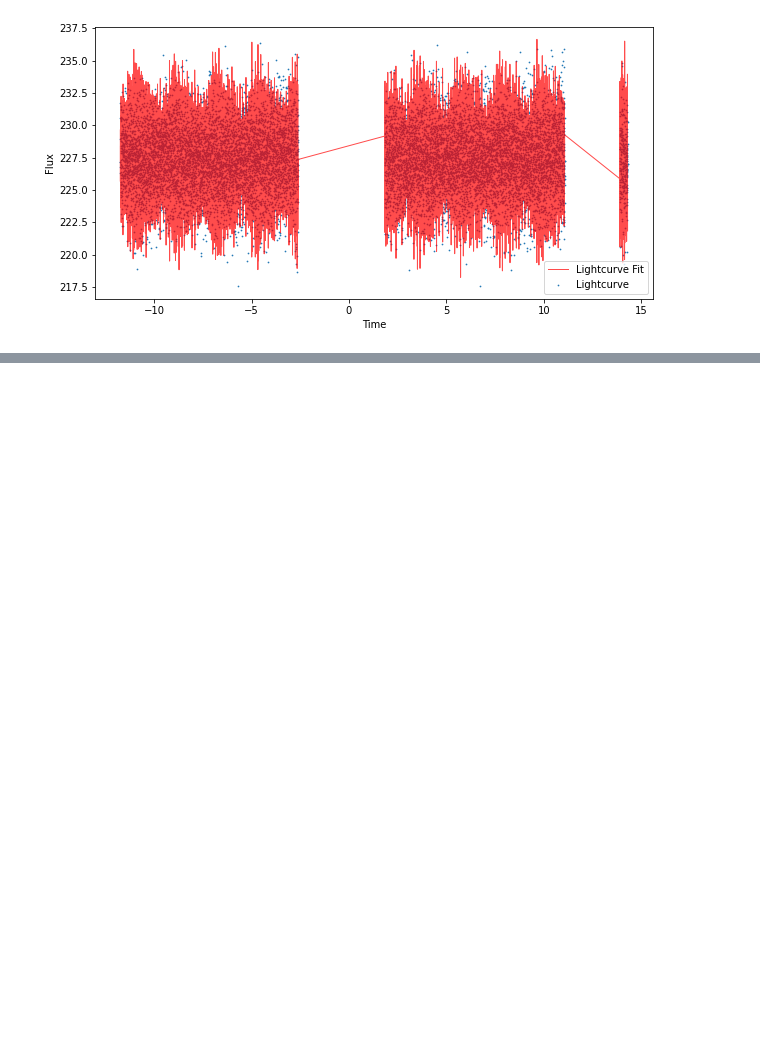
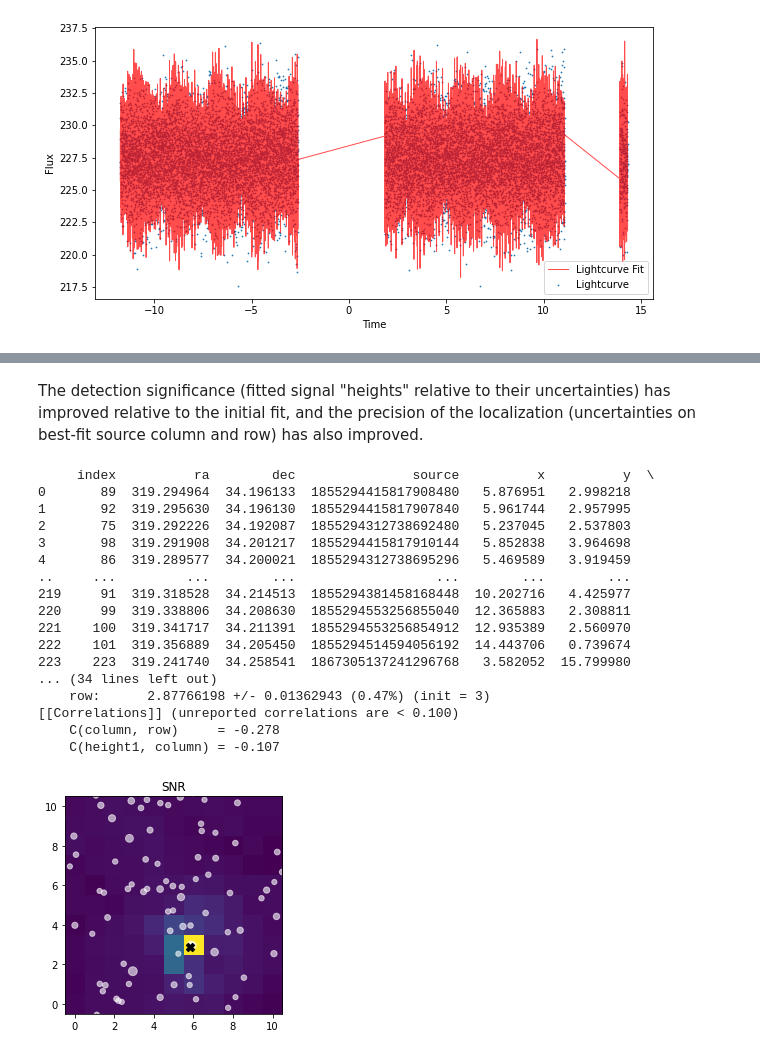
Before and after one commit to Higgins00/TESS-Localize, a Jupyter notebook: examples/TESS_WD_example.ipynb, the cells around one changed output, grey strips where cells are left out. Drawn from its saved outputs; the diff is of its cells as text; code cells hidden in the pictures; blank space fills up the shorter version.

```diff
--- a/examples/TESS_WD_example.ipynb
+++ b/examples/TESS_WD_example.ipynb
@@ -115,0 +139,23 @@ high.plot_lc()
+# %% [markdown]
+The detection significance (fitted signal "heights" relative to their uncertainties) has improved relative to the initial fit, and the precision of the localization (uncertainties on best-fit source column and row) has also improved.
+# %%
+low2.info()
+# %% [output]
+     index          ra        dec               source          x          y  \
+0       89  319.294964  34.196133  1855294415817908480   5.876951   2.998218
+1       92  319.295630  34.196130  1855294415817907840   5.961744   2.957995
+2       75  319.292226  34.192087  1855294312738692480   5.237045   2.537803
+3       98  319.291908  34.201217  1855294415817910144   5.852838   3.964698
+4       86  319.289577  34.200021  1855294312738695296   5.469589   3.919459
+..     ...         ...        ...                  ...        ...        ...
+219     91  319.318528  34.214513  1855294381458168448  10.202716   4.425977
+220     99  319.338806  34.208630  1855294553256855040  12.365883   2.308811
+221    100  319.341717  34.211391  1855294553256854912  12.935389   2.560970
+222    101  319.356889  34.205450  1855294514594056192  14.443706   0.739674
+223    223  319.241740  34.258541  1867305137241296768   3.582052  15.799980
+... (34 lines left out)
+    row:      2.87766198 +/- 0.01362943 (0.47%) (init = 3)
+[[Correlations]] (unreported correlations are < 0.100)
+    C(column, row)     = -0.278
+    C(height1, column) = -0.107
+[figure, added]
```
Also changed, not shown: parts of 38 cells of this notebook.
